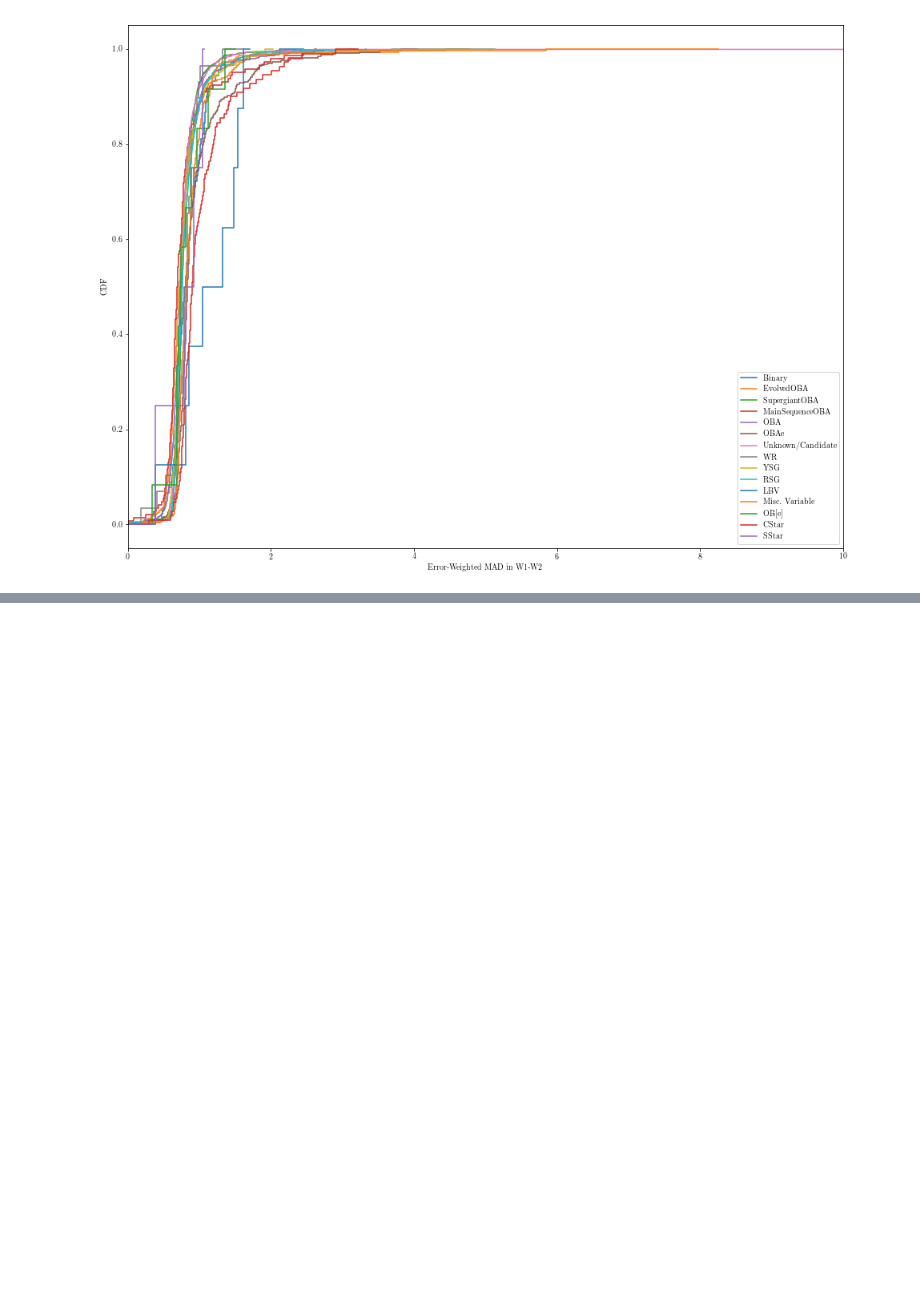
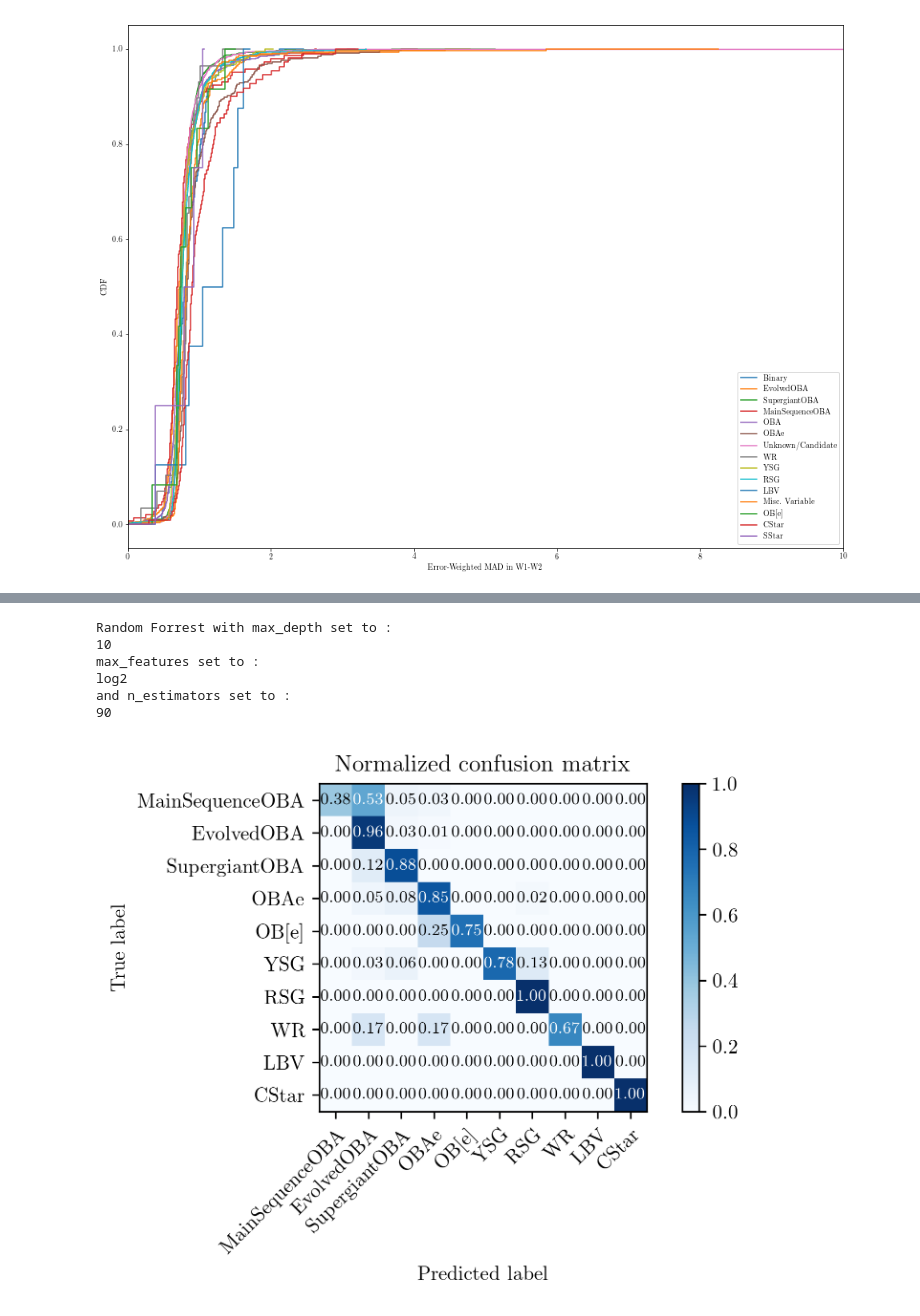
Before and after one commit to tzdwi/GaiaSprintMassive, a Jupyter notebook: WISE/code/first_order_search_for_variability.ipynb, the cells around one changed output, grey strips where cells are left out. Cells and saved outputs as stored; diff of their text form; code cells hidden in the pictures; blank space fills up the shorter version.

```diff
--- a/WISE/code/first_order_search_for_variability.ipynb
+++ b/WISE/code/first_order_search_for_variability.ipynb
@@ -350,0 +394,36 @@ plt.savefig('fraction_correct_variability.pdf');
+# %%
+from sklearn.ensemble import RandomForestClassifier
+params = {'max_depth': [2,3,4,5,6,7,8,9,10,None],'n_estimators':np.arange(10,110,10),
+         'max_features': ['sqrt','log2',None]}
+
+grid = GridSearchCV(RandomForestClassifier(n_jobs=-1), params, cv=4)
+grid.fit(X_train, y_train)
+
+forrest = grid.best_estimator_
+#tree = DecisionTreeRegressor(max_depth=5)
+max_depth = forrest.max_depth
+max_features = forrest.max_features
+n_estimators = forrest.n_estimators
+print('Random Forrest with max_depth set to :')
+print(max_depth)
+print('max_features set to :')
+print(max_features)
+print('and n_estimators set to :')
+print(n_estimators)
+forrest.fit(X,y)
+y_check_RF = forrest.predict(X_test)
+# %% [output]
+Random Forrest with max_depth set to :
+10
+max_features set to :
+log2
+and n_estimators set to :
+90
+# %%
+classes = ['MainSequenceOBA','EvolvedOBA','SupergiantOBA','OBAe','OB[e]','YSG',
+                   'RSG','WR','LBV','CStar']
+fig,ax = plot_confusion_matrix(y_test, y_check_RF,classes=classes,normalize=True);
+fig.dpi = 300
+plt.savefig('confusion_variability_RF.pdf');
+# %% [output]
+[figure, added]
```
Also changed, not shown: parts of 13 cells of this notebook, 21 other files.
